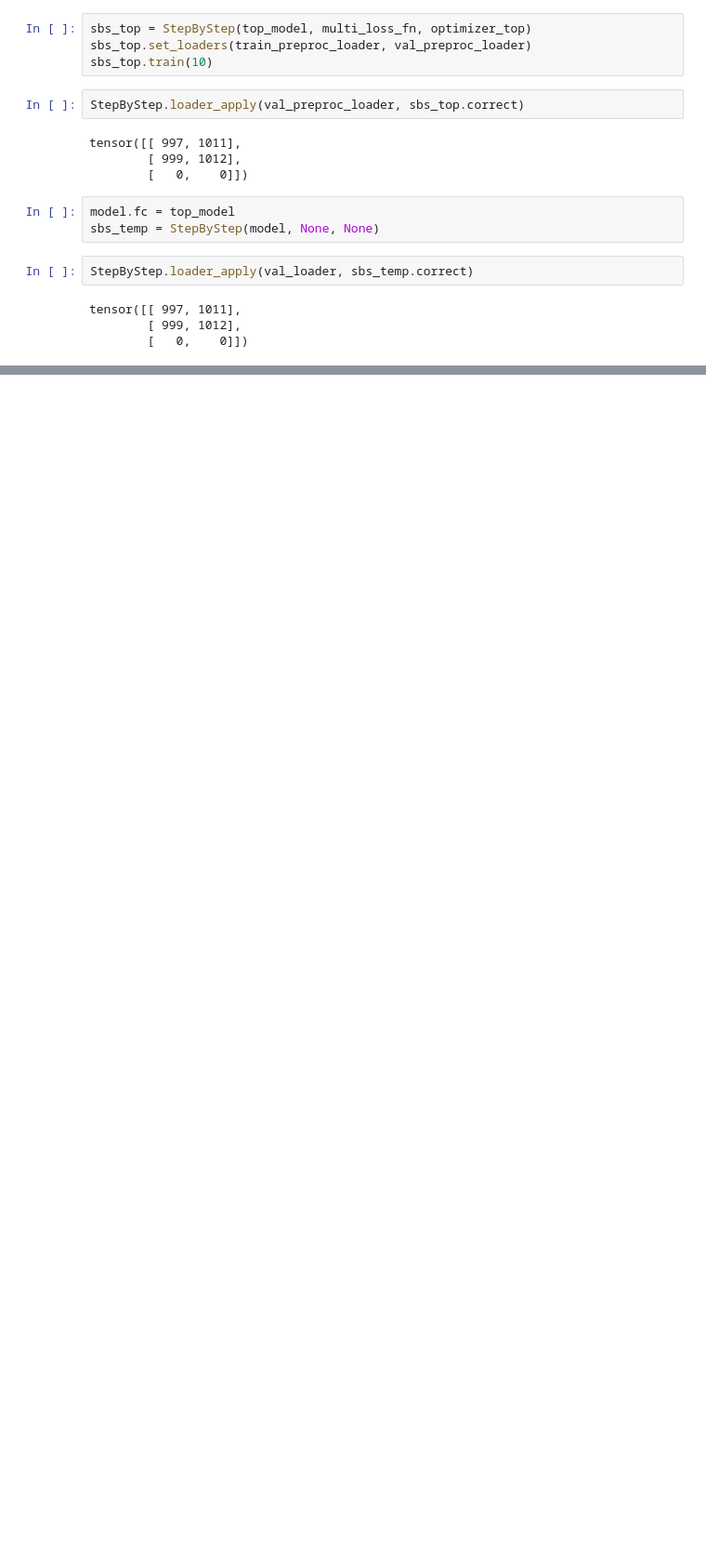
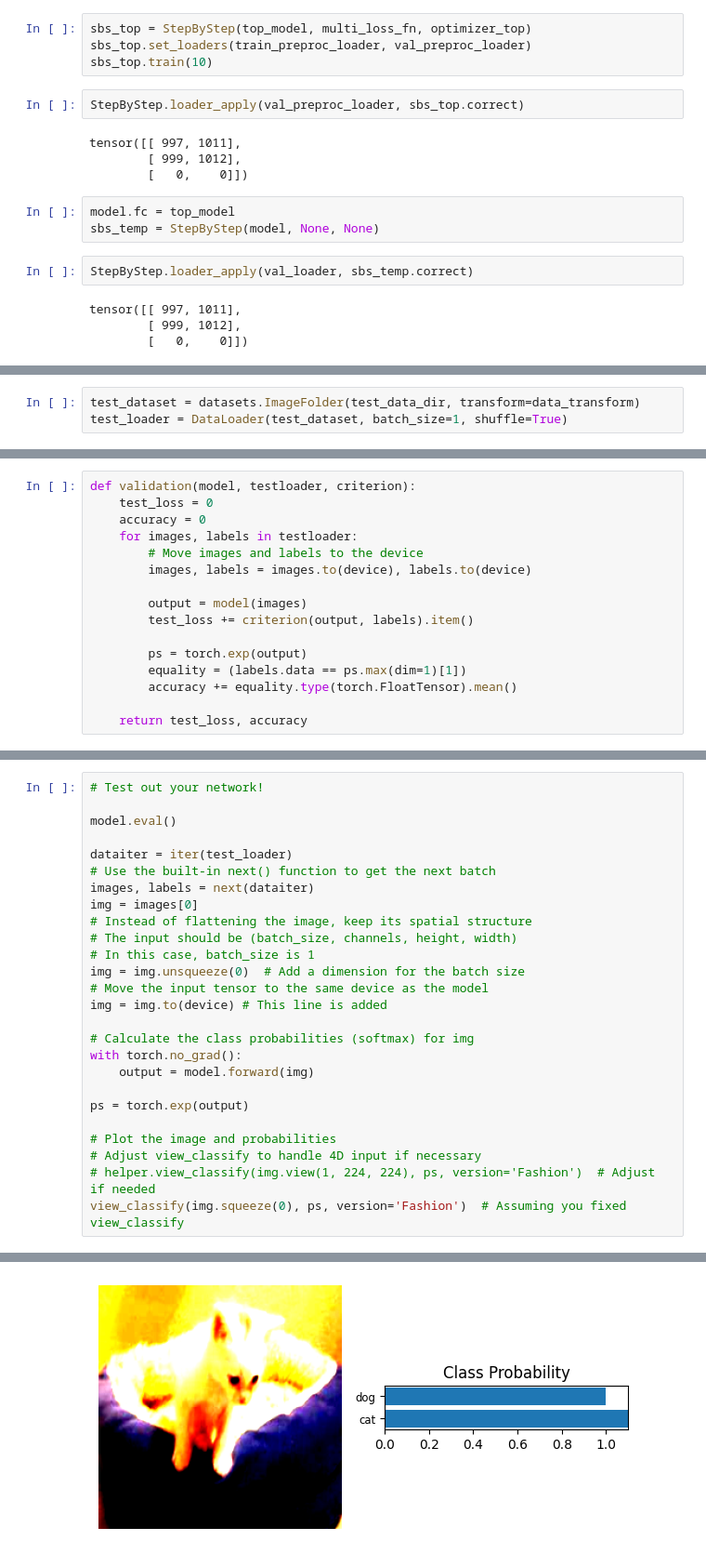
Before and after one commit to PauloBigooD/PPGEEC2318-Machine-Learning-Transfer-Learning, a Jupyter notebook: PuttingAllTogether.ipynb, the cells around one changed output, grey strips where cells are left out. Shown at 93% size. Cells and saved outputs as stored; diff of their text form; blank space fills up the shorter version.

```diff
--- a/PuttingAllTogether.ipynb
+++ b/PuttingAllTogether.ipynb
@@ -885,0 +938,3 @@ tensor([[ 997, 1011],
+# %%
+test_dataset = datasets.ImageFolder(test_data_dir, transform=data_transform)
+test_loader = DataLoader(test_dataset, batch_size=1, shuffle=True)
@@ -885,0 +1108,16 @@ tensor([[ 997, 1011],
+# %%
+def validation(model, testloader, criterion):
+    test_loss = 0
+    accuracy = 0
+    for images, labels in testloader:
+        # Move images and labels to the device
+        images, labels = images.to(device), labels.to(device)
+
+        output = model(images)
+        test_loss += criterion(output, labels).item()
+
+        ps = torch.exp(output)
+        equality = (labels.data == ps.max(dim=1)[1])
+        accuracy += equality.type(torch.FloatTensor).mean()
+
+    return test_loss, accuracy
@@ -885,0 +1197,27 @@ tensor([[ 997, 1011],
+# %%
+# Test out your network!
+
+model.eval()
+
+dataiter = iter(test_loader)
+# Use the built-in next() function to get the next batch
+images, labels = next(dataiter)
+img = images[0]
+# Instead of flattening the image, keep its spatial structure
+# The input should be (batch_size, channels, height, width)
+# In this case, batch_size is 1
+img = img.unsqueeze(0)  # Add a dimension for the batch size
+# Move the input tensor to the same device as the model
+img = img.to(device) # This line is added
+
+# Calculate the class probabilities (softmax) for img
+with torch.no_grad():
+    output = model.forward(img)
+
+ps = torch.exp(output)
+
+# Plot the image and probabilities
+# Adjust view_classify to handle 4D input if necessary
+# helper.view_classify(img.view(1, 224, 224), ps, version='Fashion')  # Adjust if needed
+view_classify(img.squeeze(0), ps, version='Fashion')  # Assuming you fixed view_classify
+# %% [output]
@@ -885,0 +1225 @@ tensor([[ 997, 1011],
+[figure, added]
```
Also changed, not shown: parts of 42 cells of this notebook.
